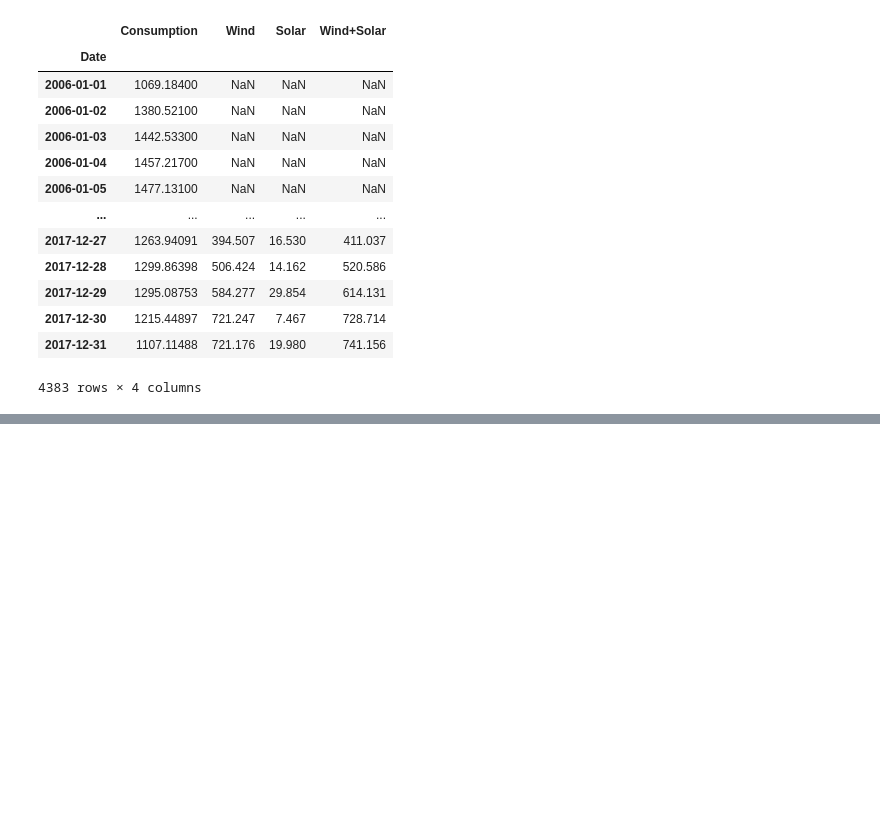
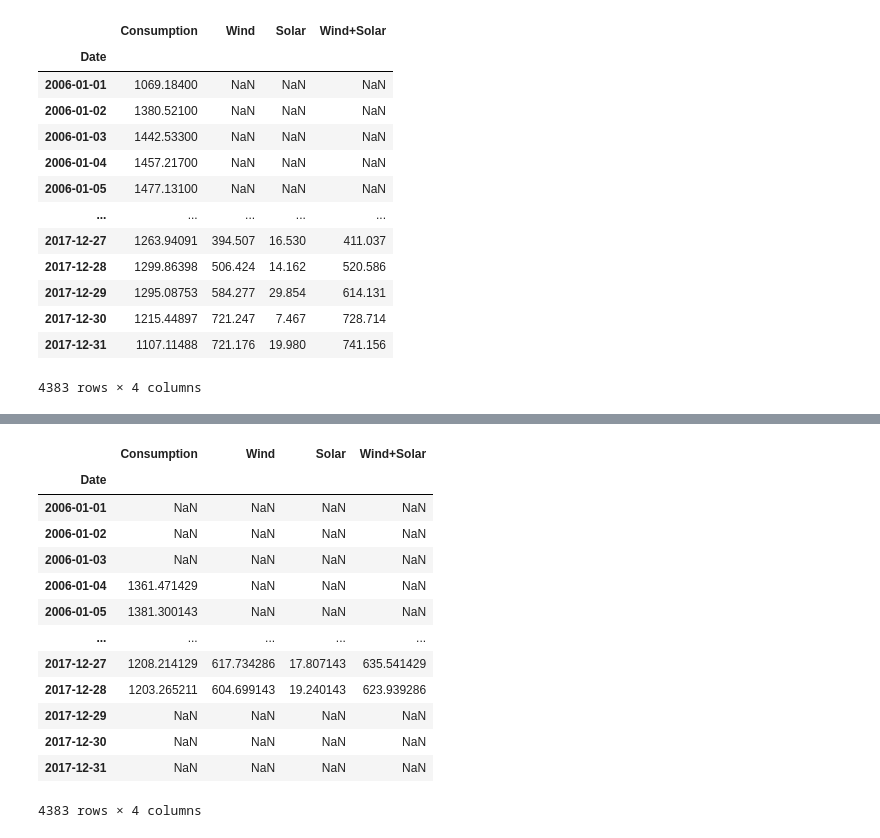
Before and after one commit to V-Nayak/python-basics, a Jupyter notebook: 17_Python_Basics_Pandas_DateTime.ipynb, the cells around one changed output, grey strips where cells are left out. Drawn from its saved outputs; the diff is of its cells as text; code cells hidden in the pictures; blank space fills up the shorter version.

```diff
--- a/17_Python_Basics_Pandas_DateTime.ipynb
+++ b/17_Python_Basics_Pandas_DateTime.ipynb
@@ -405,0 +538,19 @@ data
+# %%
+data_columns = ['Consumption', 'Wind', 'Solar', 'Wind+Solar']
+data_7d_rol = data[data_columns].rolling(window = 7, center = True).mean()
+data_7d_rol
+# %% [output]
+|  | Consumption | Wind | Solar | Wind+Solar |
+| Date |  |  |  |  |
+| 2006-01-01 | NaN | NaN | NaN | NaN |
+| 2006-01-02 | NaN | NaN | NaN | NaN |
+| 2006-01-03 | NaN | NaN | NaN | NaN |
+| 2006-01-04 | 1361.471429 | NaN | NaN | NaN |
+| 2006-01-05 | 1381.300143 | NaN | NaN | NaN |
+| ... | ... | ... | ... | ... |
+| 2017-12-27 | 1208.214129 | 617.734286 | 17.807143 | 635.541429 |
+| 2017-12-28 | 1203.265211 | 604.699143 | 19.240143 | 623.939286 |
+| 2017-12-29 | NaN | NaN | NaN | NaN |
+| 2017-12-30 | NaN | NaN | NaN | NaN |
+| 2017-12-31 | NaN | NaN | NaN | NaN |
+4383 rows × 4 columns
```
Also changed, not shown: parts of 15 cells of this notebook.
